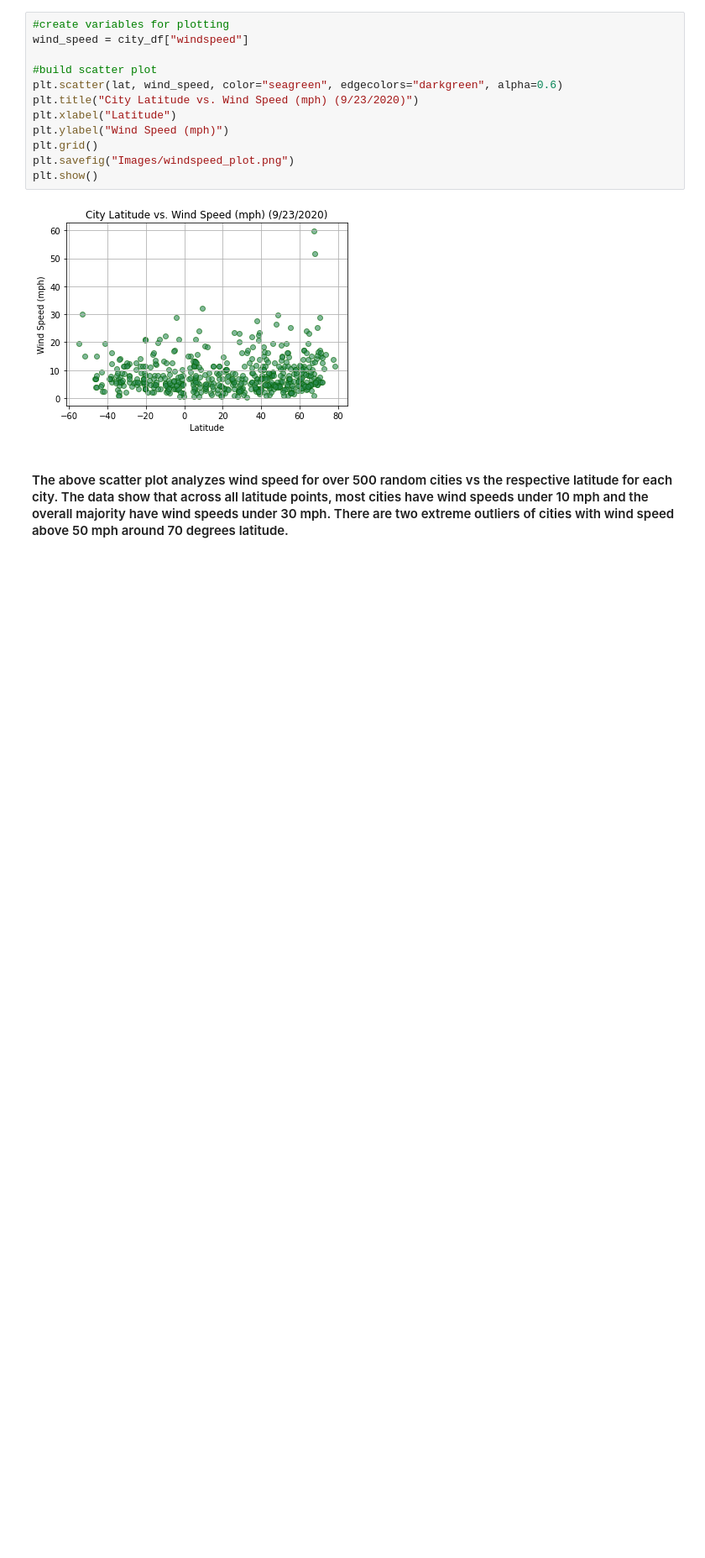
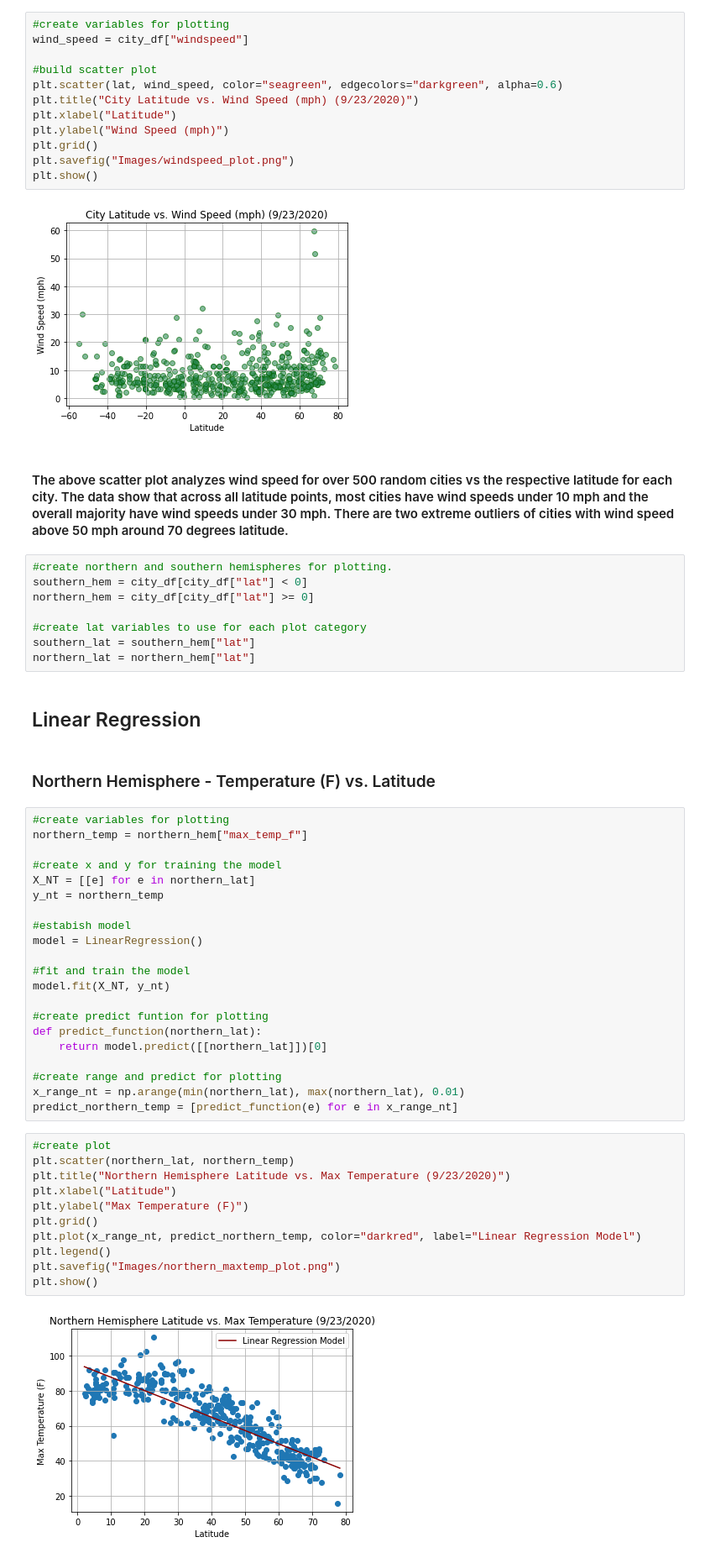
Before and after one commit to alplky/python-APIs-challenge, a Jupyter notebook: WeatherPy/WeatherPy.ipynb, the cells around one changed output. Shown at 84% size. Drawn from its saved outputs; the diff is of its cells as text; blank space fills up the shorter version.

Commit message:
Adding plots for southern and normal temps with linear regression models

```diff
--- a/WeatherPy/WeatherPy.ipynb
+++ b/WeatherPy/WeatherPy.ipynb
@@ -212,3 +212,49 @@ plt.show()
 [figure]
 # %% [markdown]
 #### The above scatter plot analyzes wind speed for over 500 random cities vs the respective latitude for each city. The data show that across all latitude points, most cities have wind speeds under 10 mph and the overall majority have wind speeds under 30 mph. There are two extreme outliers of cities with wind speed above 50 mph around 70 degrees latitude.
+# %%
+#create northern and southern hemispheres for plotting.
+southern_hem = city_df[city_df["lat"] < 0]
+northern_hem = city_df[city_df["lat"] >= 0]
+
+#create lat variables to use for each plot category
+southern_lat = southern_hem["lat"]
+northern_lat = northern_hem["lat"]
+# %% [markdown]
+## Linear Regression
+# %% [markdown]
+### Northern Hemisphere - Temperature (F) vs. Latitude
+# %%
+#create variables for plotting
+northern_temp = northern_hem["max_temp_f"]
+
+#create x and y for training the model
+X_NT = [[e] for e in northern_lat]
+y_nt = northern_temp
+
+#estabish model
+model = LinearRegression()
+
+#fit and train the model
+model.fit(X_NT, y_nt)
+
+#create predict funtion for plotting
+def predict_function(northern_lat):
+    return model.predict([[northern_lat]])[0]
+
+#create range and predict for plotting
+x_range_nt = np.arange(min(northern_lat), max(northern_lat), 0.01)
+predict_northern_temp = [predict_function(e) for e in x_range_nt]
+# %%
+#create plot
+plt.scatter(northern_lat, northern_temp)
+plt.title("Northern Hemisphere Latitude vs. Max Temperature (9/23/2020)")
+plt.xlabel("Latitude")
+plt.ylabel("Max Temperature (F)")
+plt.grid()
+plt.plot(x_range_nt, predict_northern_temp, color="darkred", label="Linear Regression Model")
+plt.legend()
+plt.savefig("Images/northern_maxtemp_plot.png")
+plt.show()
+# %% [output]
+[figure, added]
```
Also changed, not shown: parts of 17 cells of this notebook.
